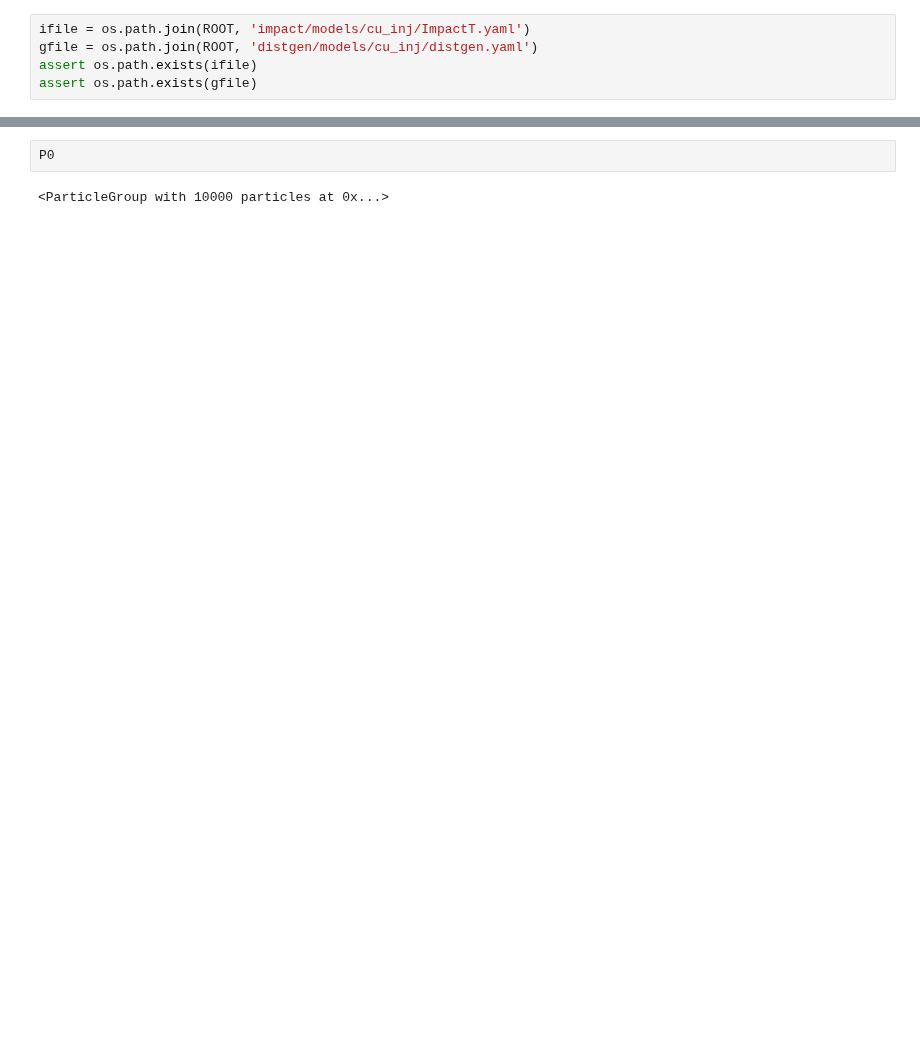
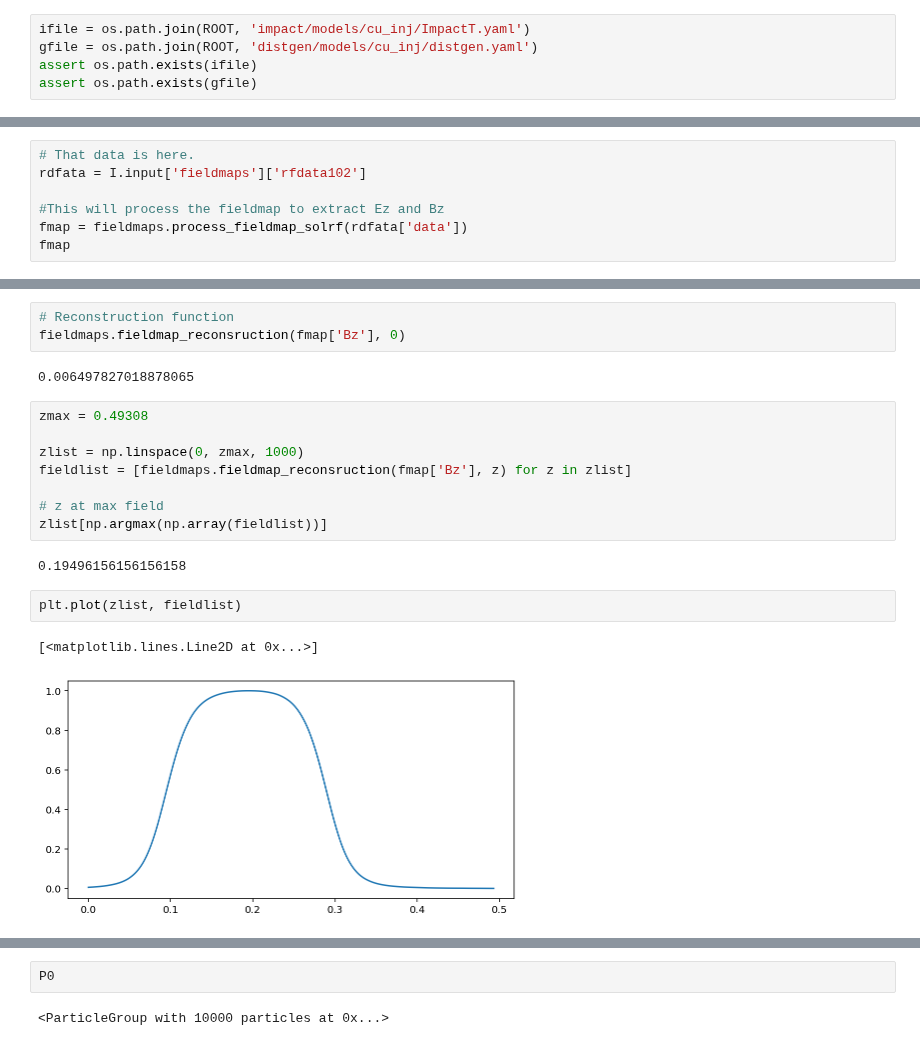
Before and after one commit to slaclab/lcls-lattice, a Jupyter notebook: impact/models/cu_inj/impact_cu_inj.ipynb, the cells around one changed output, grey strips where cells are left out. Drawn from its saved outputs; the diff is of its cells as text; blank space fills up the shorter version.

```diff
--- a/impact/models/cu_inj/impact_cu_inj.ipynb
+++ b/impact/models/cu_inj/impact_cu_inj.ipynb
@@ -21,0 +192,7 @@ assert os.path.exists(gfile)
+# %%
+# That data is here.
+rdfata = I.input['fieldmaps']['rfdata102']
+
+#This will process the fieldmap to extract Ez and Bz
+fmap = fieldmaps.process_fieldmap_solrf(rdfata['data'])
+fmap
@@ -21,0 +217,20 @@ assert os.path.exists(gfile)
+# %%
+# Reconstruction function
+fieldmaps.fieldmap_reconsruction(fmap['Bz'], 0)
+# %% [output]
+0.006497827018878065
+# %%
+zmax = 0.49308
+
+zlist = np.linspace(0, zmax, 1000)
+fieldlist = [fieldmaps.fieldmap_reconsruction(fmap['Bz'], z) for z in zlist]
+
+# z at max field
+zlist[np.argmax(np.array(fieldlist))]
+# %% [output]
+0.19496156156156158
+# %%
+plt.plot(zlist, fieldlist)
+# %% [output]
+[<matplotlib.lines.Line2D at 0x...>]
+[figure, added]
```
Also changed, not shown: parts of 31 cells of this notebook, 4 other files.
